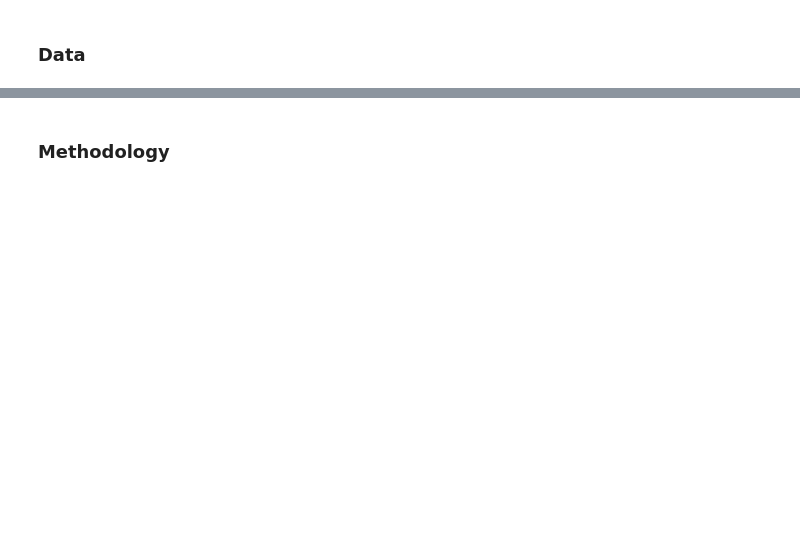
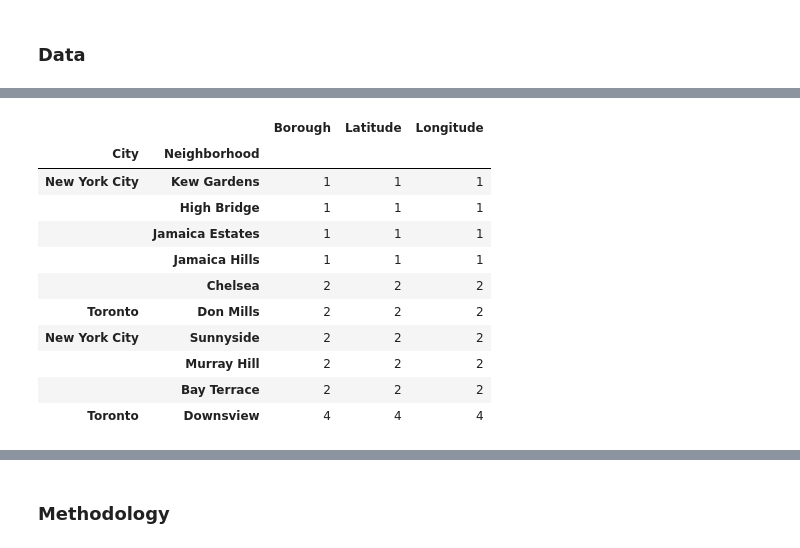
Before and after one commit to Ivoryfamily/Coursera_Capstone, a Jupyter notebook: CapstoneFinal-Battle of the Neighborhoods-wk1.ipynb, the cells around one changed output, grey strips where cells are left out. Drawn from its saved outputs; the diff is of its cells as text; code cells hidden in the pictures; blank space fills up the shorter version.

```diff
--- a/CapstoneFinal-Battle of the Neighborhoods-wk1.ipynb
+++ b/CapstoneFinal-Battle of the Neighborhoods-wk1.ipynb
@@ -35,0 +153,15 @@ Once we have the neighborhood data with the appropriate geographical data for bo
+# %%
+dfs = pd.read_html('https://en.wikipedia.org/wiki/List_of_postal_codes_of_Canada:_M')
+#dfs[0].head()  #dfs[0] is the table we need
+
+# assign dfs[0] to a new dataframe
+df_tor = dfs[0]
+
+# drop rows with Borough=='Not assigned'
+df_tor = df_tor[df_tor.Borough != 'Not assigned'].reset_index(drop=True)
+print('The shape of the data',df_tor.shape)
+df_tor.head()
+
+#(df_tor.Neighborhood=='Not assigned').value_counts() # 103 False, no "Not assigned" Neighborhood after dropping "Not assigned" Boroughs
+
+print('There are {} rows of data.'.format(df_tor.shape[0]))
@@ -35,0 +171,9 @@ Once we have the neighborhood data with the appropriate geographical data for bo
+# %%
+torCoordFromFile = pd.read_csv('http://cocl.us/Geospatial_data') # postal code with corresponding geographical data
+#torCoordFromFile.head()
+
+torNBHs=pd.merge(df_tor,torCoordFromFile)
+torNBHs['City'] = 'Toronto'
+torNBHs.rename(columns={'Neighbourhood':"Neighborhood"},inplace=True)
+
+torNBHs.head()
@@ -35,0 +227,3 @@ Once we have the neighborhood data with the appropriate geographical data for bo
+# %%
+NBHs = pd.concat([nyNBHs, torNBHs], ignore_index=True, join='inner') #combine the neighborhood data from the two cities into one
+NBHs['City'].value_counts()
@@ -35,0 +336,16 @@ Once we have the neighborhood data with the appropriate geographical data for bo
+# %%
+NBHs.groupby(['City','Neighborhood']).count().sort_values(by=['Borough']).tail(10) # this confirms what we observed that 6 Neighborhood nanms represented more
+                                                                                # than once in the NBHs data frame
+# %% [output]
+|  |  | Borough | Latitude | Longitude |
+| City | Neighborhood |  |  |  |
+| New York City | Kew Gardens | 1 | 1 | 1 |
+|  | High Bridge | 1 | 1 | 1 |
+|  | Jamaica Estates | 1 | 1 | 1 |
+|  | Jamaica Hills | 1 | 1 | 1 |
+|  | Chelsea | 2 | 2 | 2 |
+| Toronto | Don Mills | 2 | 2 | 2 |
+| New York City | Sunnyside | 2 | 2 | 2 |
+|  | Murray Hill | 2 | 2 | 2 |
+|  | Bay Terrace | 2 | 2 | 2 |
+| Toronto | Downsview | 4 | 4 | 4 |
```
Also changed, not shown: parts of 49 cells of this notebook.
